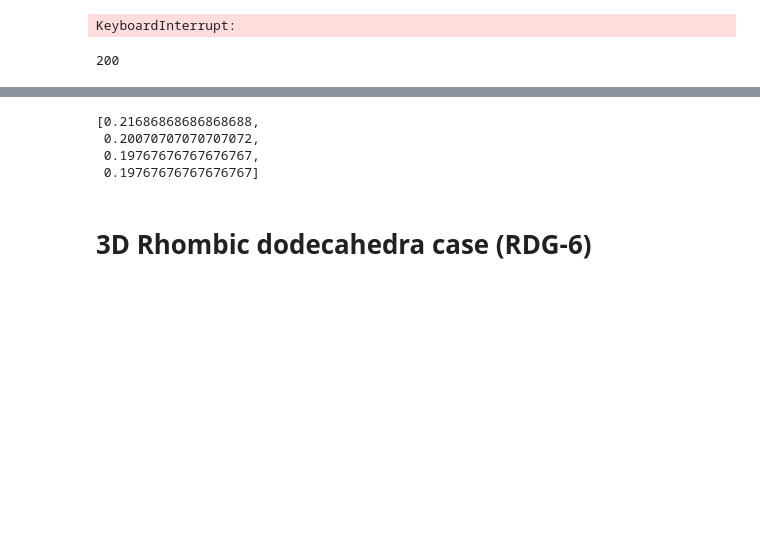
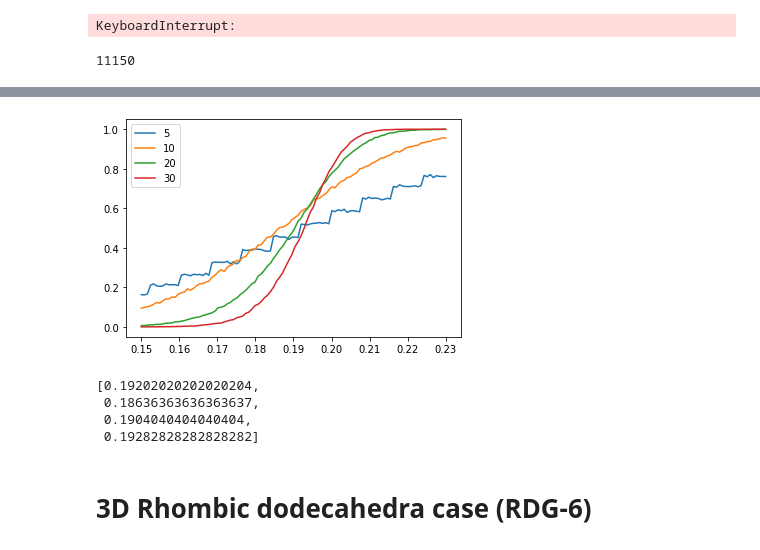
Before and after one commit to g-nilsson/Percolation-in-different-grids, a Jupyter notebook: NS162 Final.ipynb, the cells around one changed output, grey strips where cells are left out. Saved outputs shown, nothing was run; the diff lists cells and outputs as text; code cells hidden in the pictures; blank space fills up the shorter version.

```diff
--- a/NS162 Final.ipynb
+++ b/NS162 Final.ipynb
@@ -686,17 +693,18 @@ plot_results_3d(data_3d_coarse, p_range=p_range)
 # Gather data
 N_vals = [5, 10, 20, 30, 40]
 p_vals_count = 100
-iter_per_param = 200
+iter_per_param = 50
 p_range=(0.2, 0.4)
+periodic = True
 files_cube = []
 
 for N in N_vals:
-    file_name = f"C:\\Users\\gabri\\Desktop\\NS162 Final workbooks\\data\\cube_{N}_{p_range}_{p_vals_count}_data.txt"
+    file_name = f"C:\\Users\\gabri\\Desktop\\NS162 Final workbooks\\data\\cube_{N}_{p_range}_{p_vals_count}_{'periodic_' if periodic else ''}data.txt"
     file = open(file_name, 'a')
     files_cube.append(file)
 
 while True:
-    data_cube = simulate_3d(N_vals, p_vals_count, iter_per_param, p_range=p_range)
+    data_cube = simulate_3d(N_vals, p_vals_count, iter_per_param, p_range=p_range, periodic=periodic)
 
     for i, N in enumerate(N_vals):
         files_cube[i].write(f"{list(data_cube[i])}#")
@@ -710,11 +718,12 @@ for file in files_cube:
 N_vals = [5, 10, 20, 30, 40]
 p_vals_count = 100
 p_range=(0.2, 0.4)
+periodic = True
 data_square = []
 
 all_N_total_arrs = []
 for N in N_vals:
-    file_name = f"C:\\Users\\gabri\\Desktop\\NS162 Final workbooks\\data\\cube_{N}_{p_range}_{p_vals_count}_data.txt"
+    file_name = f"C:\\Users\\gabri\\Desktop\\NS162 Final workbooks\\data\\cube_{N}_{p_range}_{p_vals_count}_{'periodic_' if periodic else ''}data.txt"
     file = open(file_name, 'r')
     data_str = file.read()
     data_str = data_str.replace('array', 'np.array')
@@ -927,17 +929,17 @@ def check_percolation_3d_RDG4(grid, periodic = False):
 # %%
 from tqdm import tqdm
 
-def simulate_3d_RDG4(N_vals, p_vals_count, iter_per_param, p_range=(0,1)):
+def simulate_3d_RDG4(N_vals, p_vals_count, iter_per_param, p_range=(0,1), periodic=False):
     data = np.zeros((len(N_vals), p_vals_count, 2))
 
     for N_i, N in tqdm(enumerate(N_vals)):
         for p_i, p in enumerate(np.linspace(p_range[0], p_range[1], p_vals_count)):
             for _ in range(iter_per_param):
                 # Create grid
-                grid = create_3d_grid(N, p)
+                grid = create_3d_RDG(N, p)
 
                 # Test for percolation
-                perc_true = int(check_percolation_3d_RDG4(grid))
+                perc_true = int(check_percolation_3d_RDG4(grid, periodic=periodic))
 
                 # Count
                 data[N_i, p_i, perc_true] += 1
@@ -1089,17 +1090,18 @@ plot_results_3d(data_3d_RDG4_fine, p_range=p_range)
 N_vals = [5, 10, 20, 30]
 p_vals_count = 100
 iter_per_param = 50
-p_range=(0.18, 0.23)
+periodic = True
+p_range=(0.15, 0.23)
 files_RDG4 = []
 
 for N in N_vals:
-    file_name = f"C:\\Users\\gabri\\Desktop\\NS162 Final workbooks\\data\\RDG4_{N}_{p_range}_{p_vals_count}_data.txt"
+    file_name = f"C:\\Users\\gabri\\Desktop\\NS162 Final workbooks\\data\\RDG4_{N}_{p_range}_{p_vals_count}_{'periodic_' if periodic else ''}data.txt"
     file = open(file_name, 'a')
     files_RDG4.append(file)
 
 while True:
 
-    data_RDG4 = simulate_3d_RDG4(N_vals, p_vals_count, iter_per_param, p_range=p_range)
+    data_RDG4 = simulate_3d_RDG4(N_vals, p_vals_count, iter_per_param, p_range=p_range, periodic=periodic)
 
     for i, N in enumerate(N_vals):
         files_RDG4[i].write(f"{list(data_RDG4[i])}#")
@@ -1112,12 +1114,15 @@ for file in files_RDG4:
 # Plot from data
 N_vals = [5, 10, 20, 30]
 p_vals_count = 100
-p_range=(0.18, 0.23)
+iter_per_param = 50
+periodic = True
+p_range=(0.15, 0.23)
+#p_range=(0.38, 0.6)
 data_square = []
 
 all_N_total_arrs = []
 for N in N_vals:
-    file_name = f"C:\\Users\\gabri\\Desktop\\NS162 Final workbooks\\data\\RDG4_{N}_{p_range}_{p_vals_count}_data.txt"
+    file_name = f"C:\\Users\\gabri\\Desktop\\NS162 Final workbooks\\data\\RDG4_{N}_{p_range}_{p_vals_count}_{'periodic_' if periodic else ''}data.txt"
     file = open(file_name, 'r')
     data_str = file.read()
     data_str = data_str.replace('array', 'np.array')
@@ -1131,7 +1136,7 @@ for N in N_vals:
     all_N_total_arrs.append(total_arr)
 
 all_N_total_arrs = np.array(all_N_total_arrs)
-print(np.sum(all_N_total_arrs[0][0]))
+print(np.sum(all_N_total_arrs[3][0]))
 plot_results_3d(all_N_total_arrs, p_range=p_range)
 # %% [output]
-200
+11150
@@ -1140,7 +1143,8 @@ plot_results_3d(all_N_total_arrs, p_range=p_range)
+[figure, added]
-[0.21686868686868688,
- 0.20070707070707072,
- 0.19767676767676767,
- 0.19767676767676767]
+[0.19202020202020204,
+ 0.18636363636363637,
+ 0.1904040404040404,
+ 0.19282828282828282]
 # %% [markdown]
 # 3D Rhombic dodecahedra case (RDG-6)
 # %%
```
Also changed, not shown: parts of 33 cells of this notebook, 37 other files.
